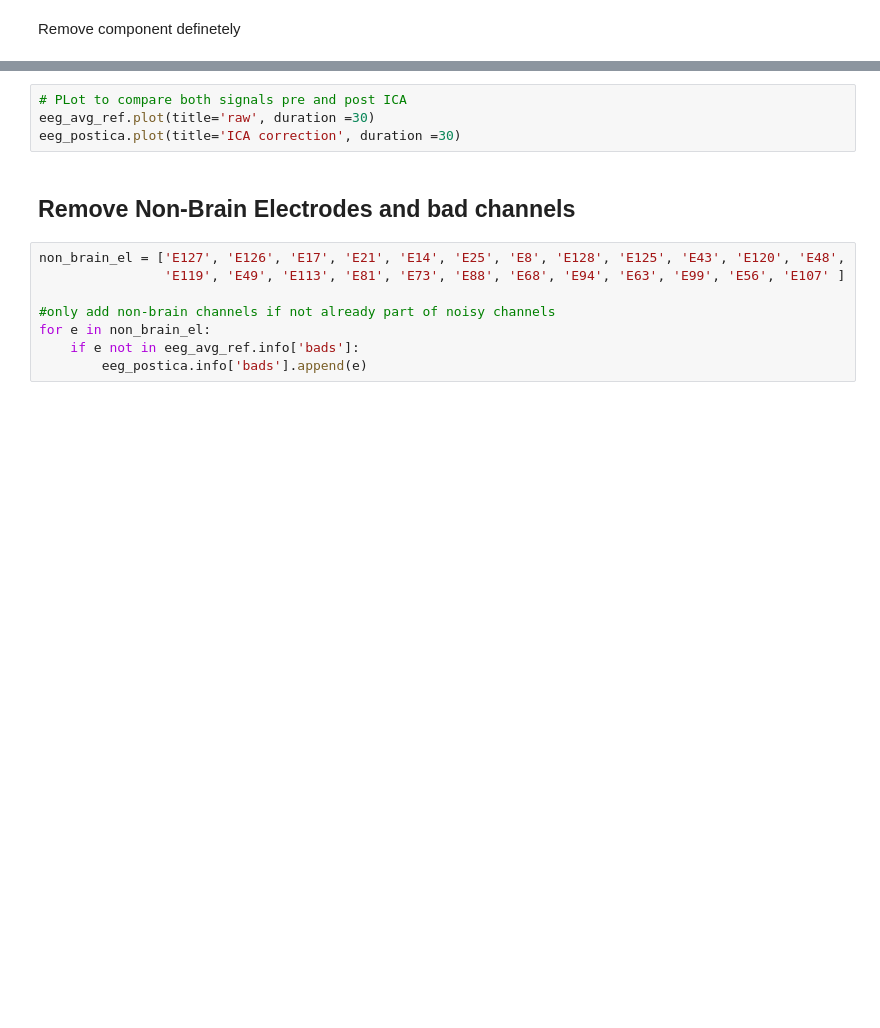
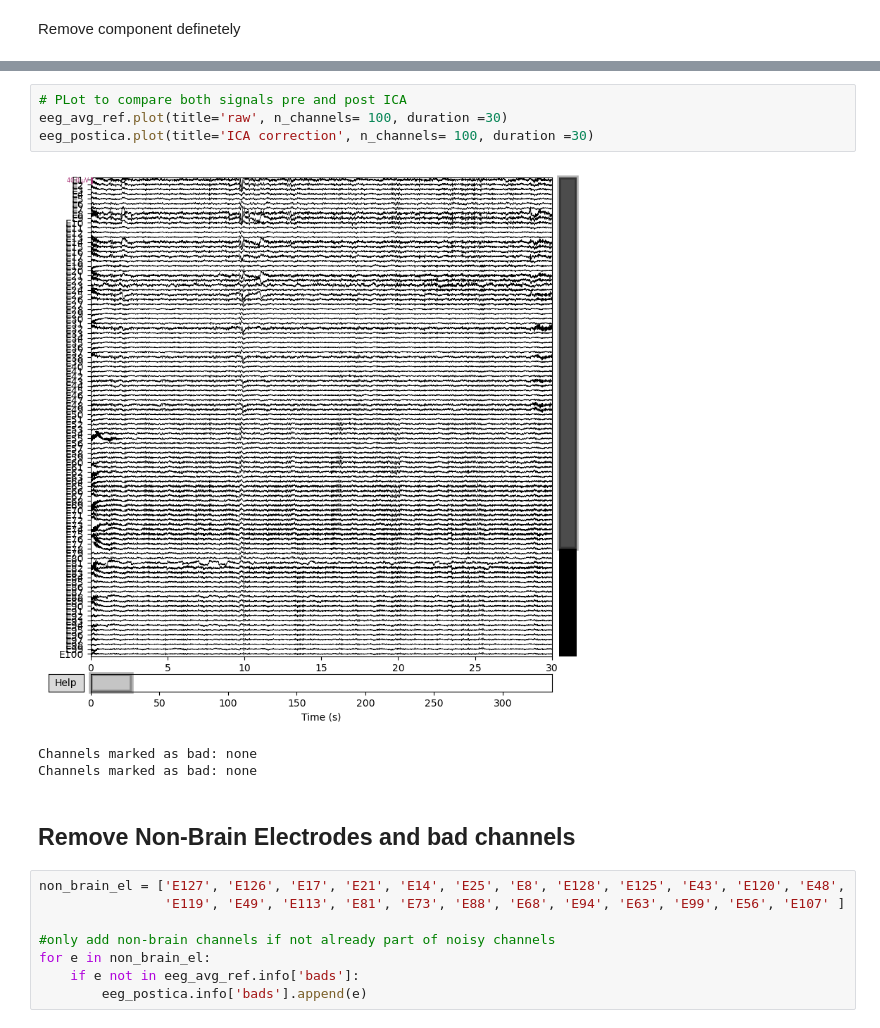
Before and after one commit to beapdk/EEG_Preprocessing, a Jupyter notebook: PREPROCESSING_TACS.ipynb, the cells around one changed output, grey strips where cells are left out. Saved outputs shown, nothing was run; the diff lists cells and outputs as text; blank space fills up the shorter version.

```diff
--- a/PREPROCESSING_TACS.ipynb
+++ b/PREPROCESSING_TACS.ipynb
@@ -152,7 +260,11 @@ ica.apply(eeg_postica)
 # %%
 # PLot to compare both signals pre and post ICA
-eeg_avg_ref.plot(title='raw', duration =30)
-eeg_postica.plot(title='ICA correction', duration =30)
+eeg_avg_ref.plot(title='raw', n_channels= 100, duration =30)
+eeg_postica.plot(title='ICA correction', n_channels= 100, duration =30)
+# %% [output]
+[figure, added]
+Channels marked as bad: none
+Channels marked as bad: none
 # %% [markdown]
 ## Remove Non-Brain Electrodes and bad channels
 # %%
```
Also changed, not shown: parts of 26 cells of this notebook.
